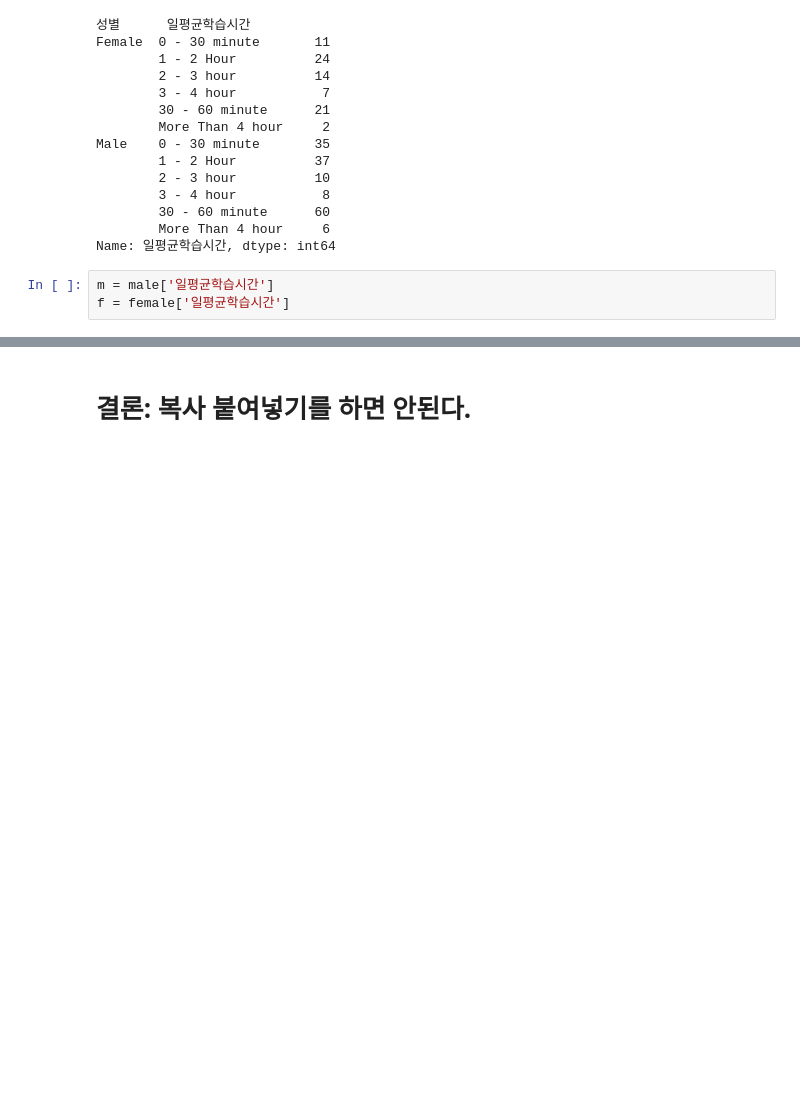
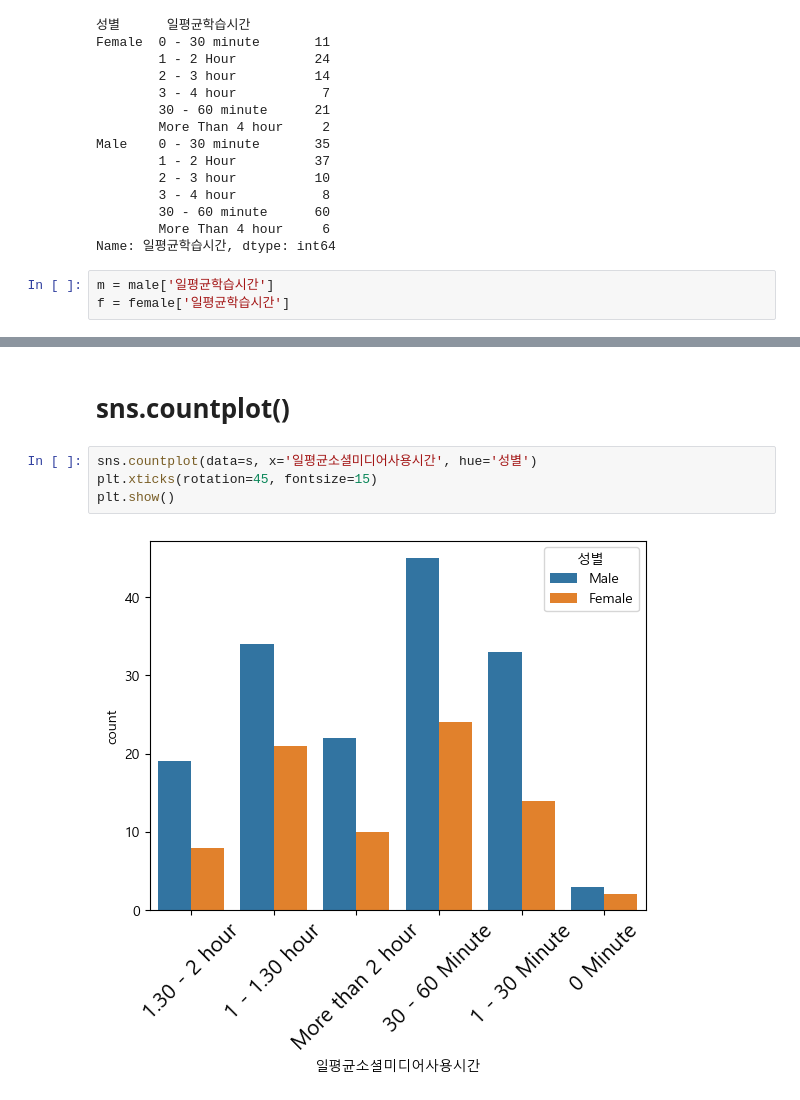
Before and after one commit to minseok06/PPP, a Jupyter notebook: 대회 준비_민석이와 친구들.ipynb, the cells around one changed output, grey strips where cells are left out. Drawn from its saved outputs; the diff is of its cells as text; blank space fills up the shorter version.

```diff
--- a/대회 준비_민석이와 친구들.ipynb
+++ b/대회 준비_민석이와 친구들.ipynb
@@ -373,2 +374,8 @@ fig.show()
 # %% [markdown]
-# 결론: 복사 붙여넣기를 하면 안된다.
+# sns.countplot()
+# %%
+sns.countplot(data=s, x='일평균소셜미디어사용시간', hue='성별')
+plt.xticks(rotation=45, fontsize=15)
+plt.show()
+# %% [output]
+[figure, added]
```
Also changed, not shown: parts of 9 cells of this notebook.
